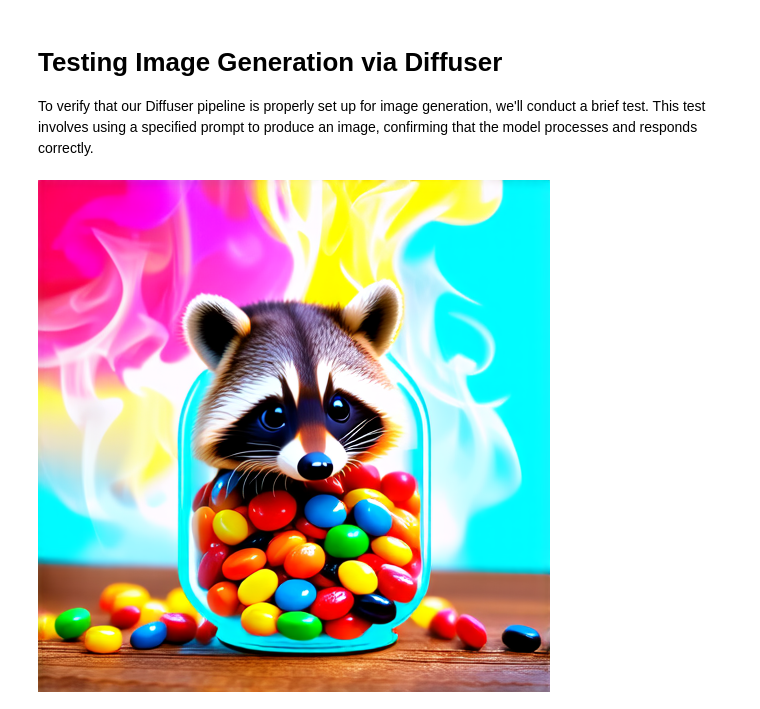
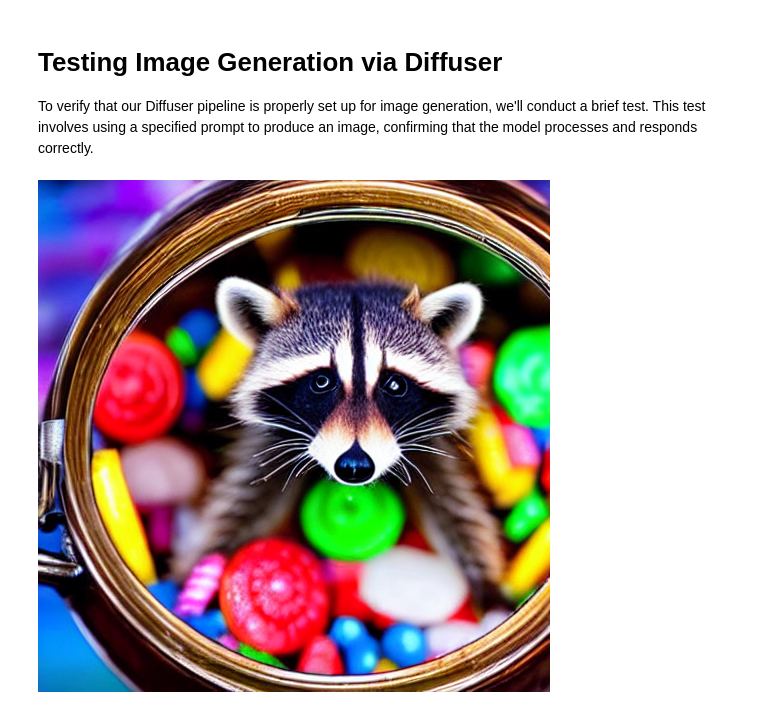
Before and after one commit to arshadlab/aieverywhere, a Jupyter notebook: storywriting.ipynb, the cells around one changed output. Cells and saved outputs as stored; diff of their text form; code cells hidden in the pictures.

```diff
--- a/storywriting.ipynb
+++ b/storywriting.ipynb
@@ -315,13 +336,13 @@ To verify that our Diffuser pipeline is properly set up for image generation, we
 # %%
 image = diffuser_pipe(
         #prompt="a photo of a cat holding a sign that says hello world",
         prompt="A raccoon trapped inside a glass jar full of colorful candies, the background is steamy with vivid colors",
         negative_prompt="",
-        num_inference_steps=28,
+        num_inference_steps=30,
         height=512,
         width=512,
         guidance_scale=7.0,
     ).images[0]
 image
 # %% [output]
-[figure, old version]
+[figure, new version]
```
Also changed, not shown: parts of 38 cells of this notebook.
